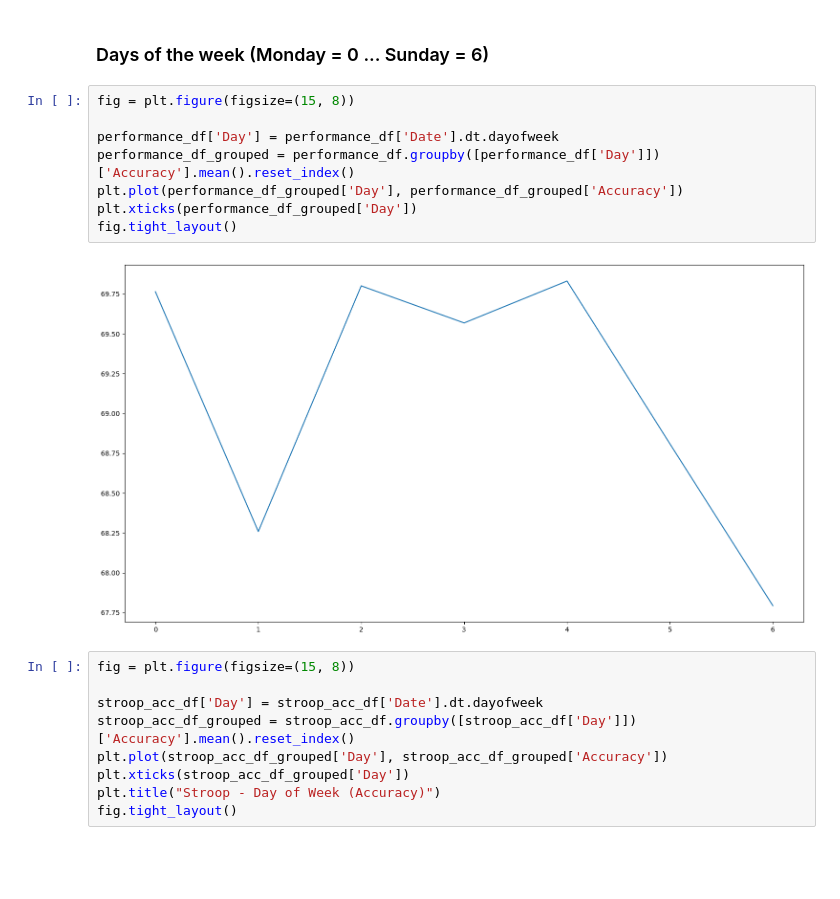
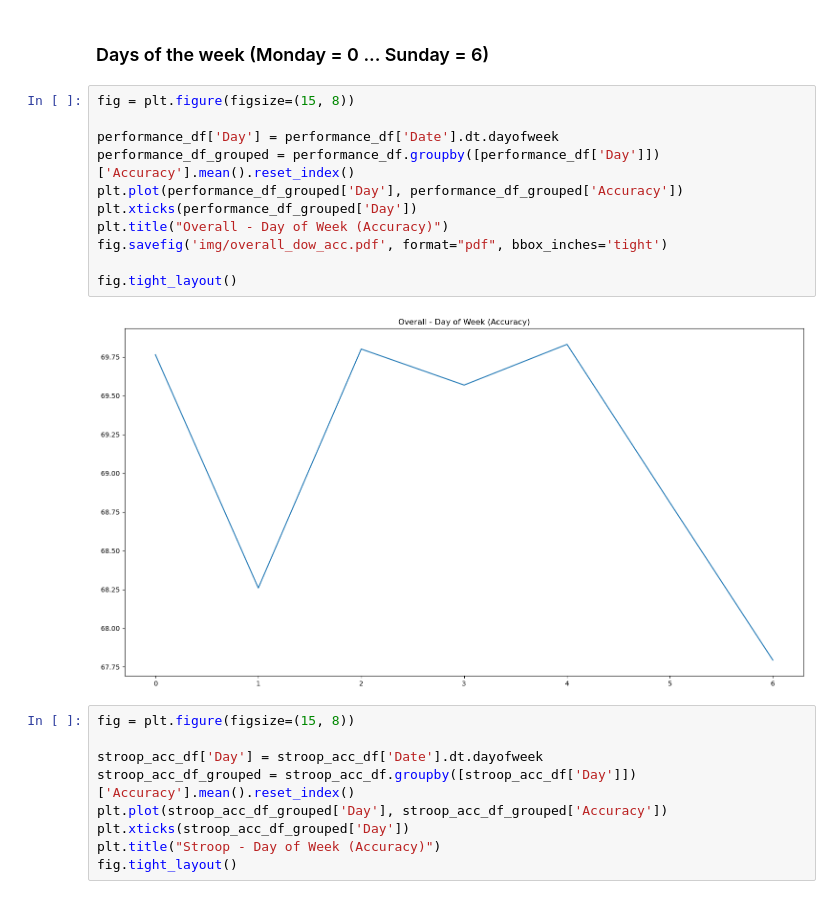
Before and after one commit to idonthaveacommit/incentive-for-online-studies, a Jupyter notebook: analysis/Analysis Pipeline - Accuracy.ipynb, the cells around one changed output. Drawn from its saved outputs; the diff is of its cells as text; blank space fills up the shorter version.

Commit message:
added analysis images

```diff
--- a/analysis/Analysis Pipeline - Accuracy.ipynb
+++ b/analysis/Analysis Pipeline - Accuracy.ipynb
@@ -1207,13 +1207,16 @@ fig.tight_layout()
 # %%
 fig = plt.figure(figsize=(15, 8))
 
 performance_df['Day'] = performance_df['Date'].dt.dayofweek
 performance_df_grouped = performance_df.groupby([performance_df['Day']])['Accuracy'].mean().reset_index()
 plt.plot(performance_df_grouped['Day'], performance_df_grouped['Accuracy'])
 plt.xticks(performance_df_grouped['Day'])
+plt.title("Overall - Day of Week (Accuracy)")
+fig.savefig('img/overall_dow_acc.pdf', format="pdf", bbox_inches='tight')
+
 fig.tight_layout()
 # %% [output]
-[figure, old version]
+[figure, new version]
 # %%
 fig = plt.figure(figsize=(15, 8))
 
```
Also changed, not shown: parts of 2 cells of this notebook, 29 other files.
